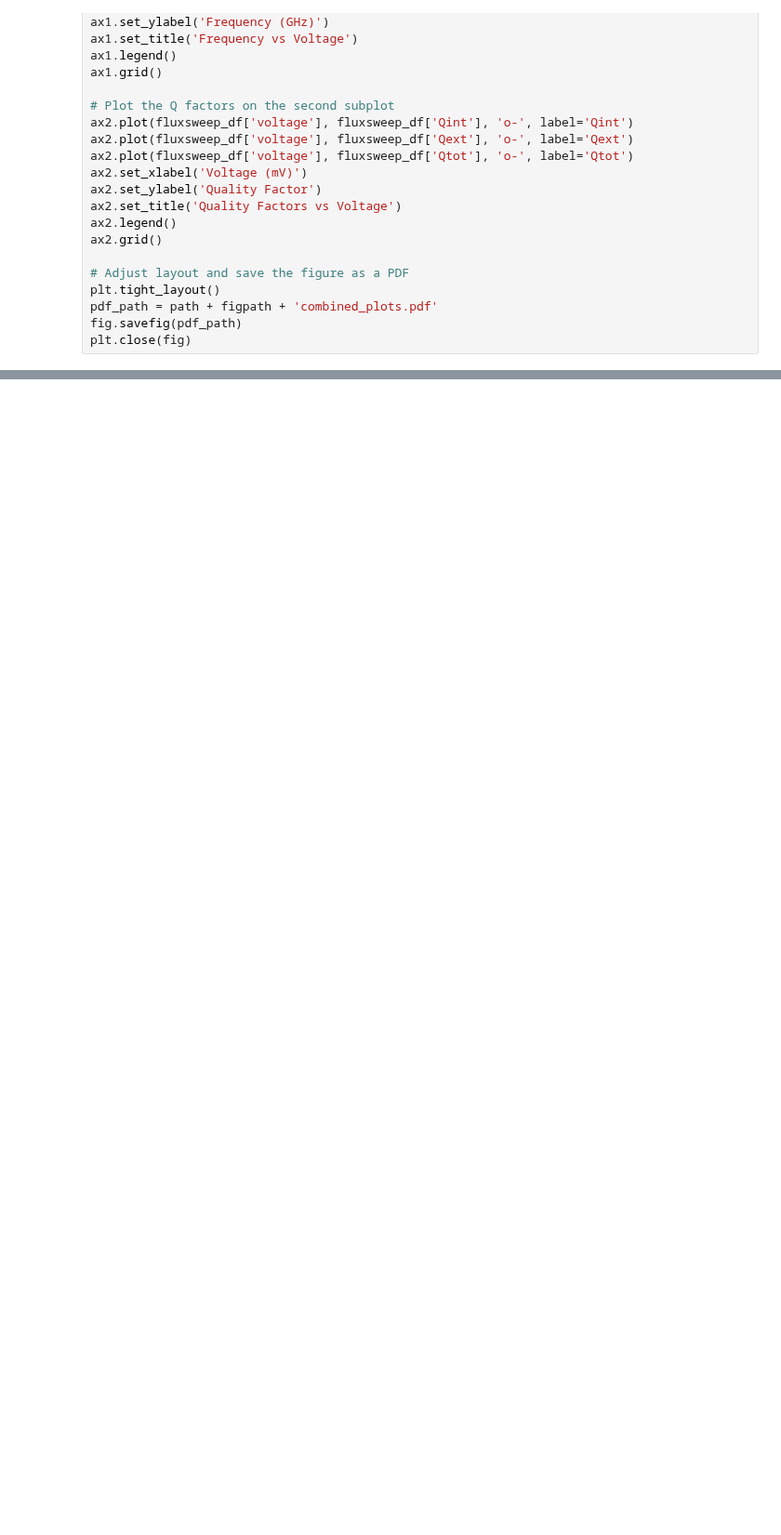
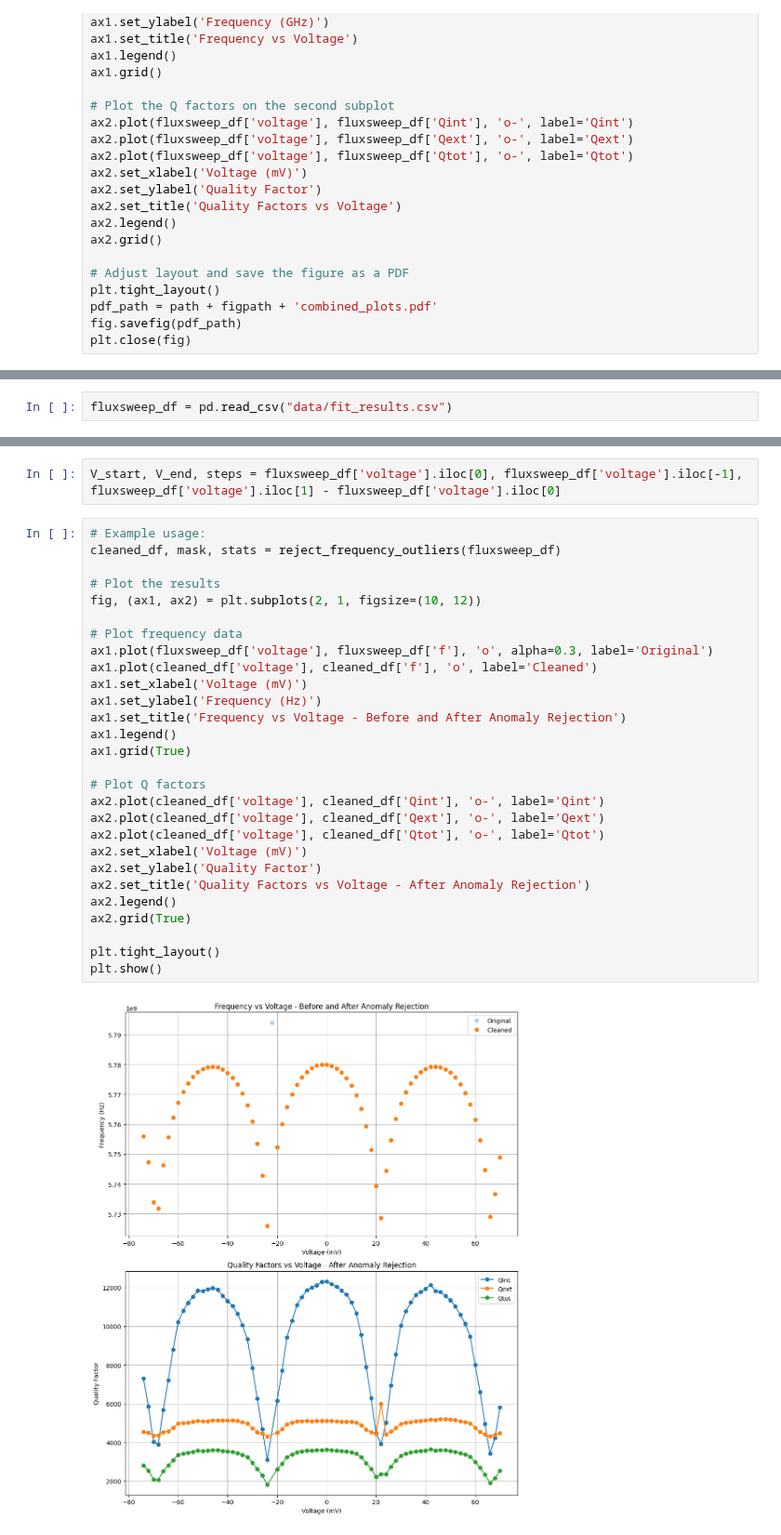
Before and after one commit to shanto268/QP_NBR_Experiments, a Jupyter notebook: common_analysis.ipynb, the cells around one changed output, grey strips where cells are left out. Shown at 93% size. Saved outputs shown, nothing was run; the diff lists cells and outputs as text; blank space fills up the shorter version.

```diff
--- a/common_analysis.ipynb
+++ b/common_analysis.ipynb
@@ -224,0 +144,2 @@ plt.close(fig)
+# %%
+fluxsweep_df = pd.read_csv("data/fit_results.csv")
@@ -224,0 +148,32 @@ plt.close(fig)
+# %%
+V_start, V_end, steps = fluxsweep_df['voltage'].iloc[0], fluxsweep_df['voltage'].iloc[-1], fluxsweep_df['voltage'].iloc[1] - fluxsweep_df['voltage'].iloc[0]
+# %%
+# Example usage:
+cleaned_df, mask, stats = reject_frequency_outliers(fluxsweep_df)
+
+# Plot the results
+fig, (ax1, ax2) = plt.subplots(2, 1, figsize=(10, 12))
+
+# Plot frequency data
+ax1.plot(fluxsweep_df['voltage'], fluxsweep_df['f'], 'o', alpha=0.3, label='Original')
+ax1.plot(cleaned_df['voltage'], cleaned_df['f'], 'o', label='Cleaned')
+ax1.set_xlabel('Voltage (mV)')
+ax1.set_ylabel('Frequency (Hz)')
+ax1.set_title('Frequency vs Voltage - Before and After Anomaly Rejection')
+ax1.legend()
+ax1.grid(True)
+
+# Plot Q factors
+ax2.plot(cleaned_df['voltage'], cleaned_df['Qint'], 'o-', label='Qint')
+ax2.plot(cleaned_df['voltage'], cleaned_df['Qext'], 'o-', label='Qext')
+ax2.plot(cleaned_df['voltage'], cleaned_df['Qtot'], 'o-', label='Qtot')
+ax2.set_xlabel('Voltage (mV)')
+ax2.set_ylabel('Quality Factor')
+ax2.set_title('Quality Factors vs Voltage - After Anomaly Rejection')
+ax2.legend()
+ax2.grid(True)
+
+plt.tight_layout()
+plt.show()
+# %% [output]
+[figure, added]
```
Also changed, not shown: parts of 10 cells of this notebook, 6 other files.
